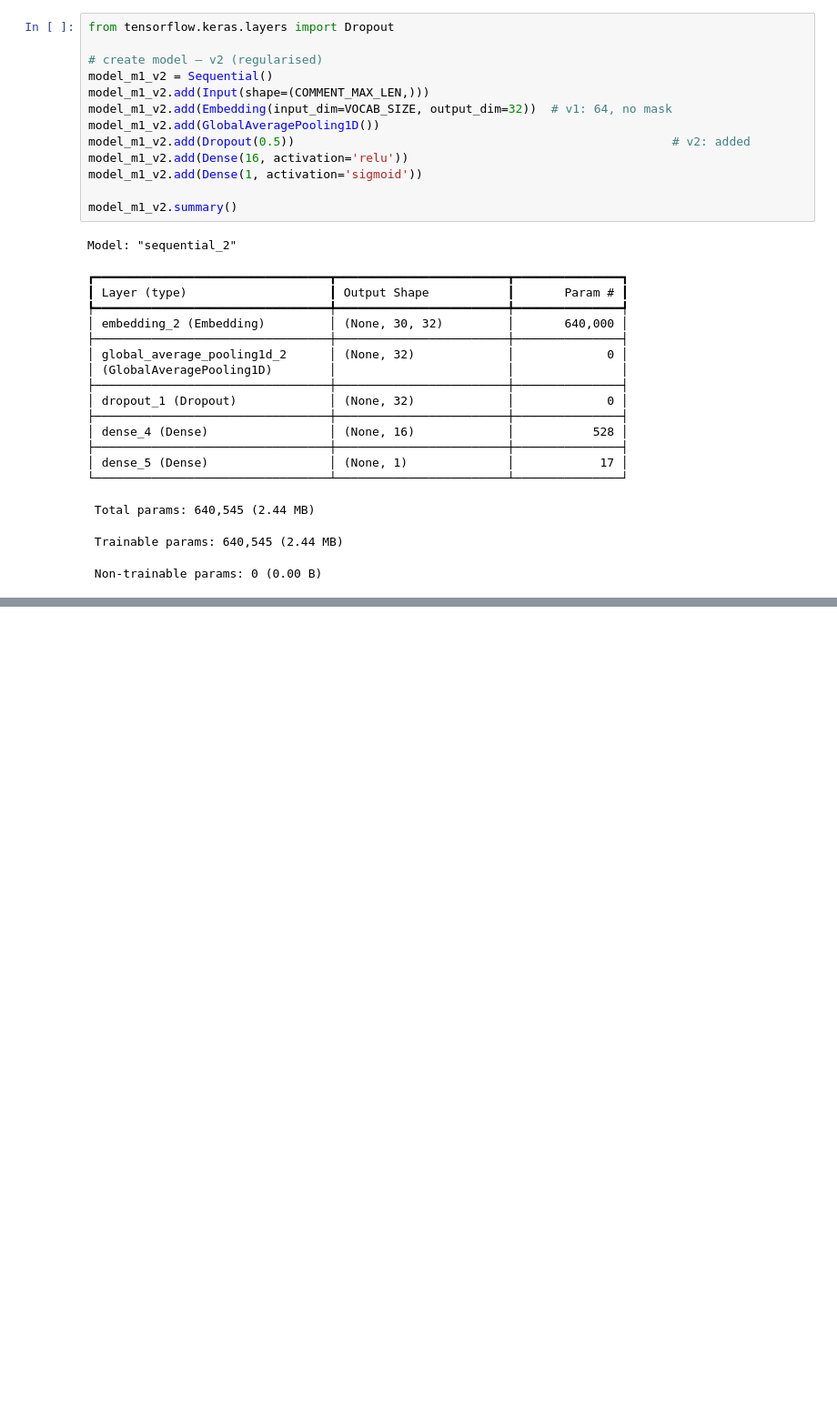
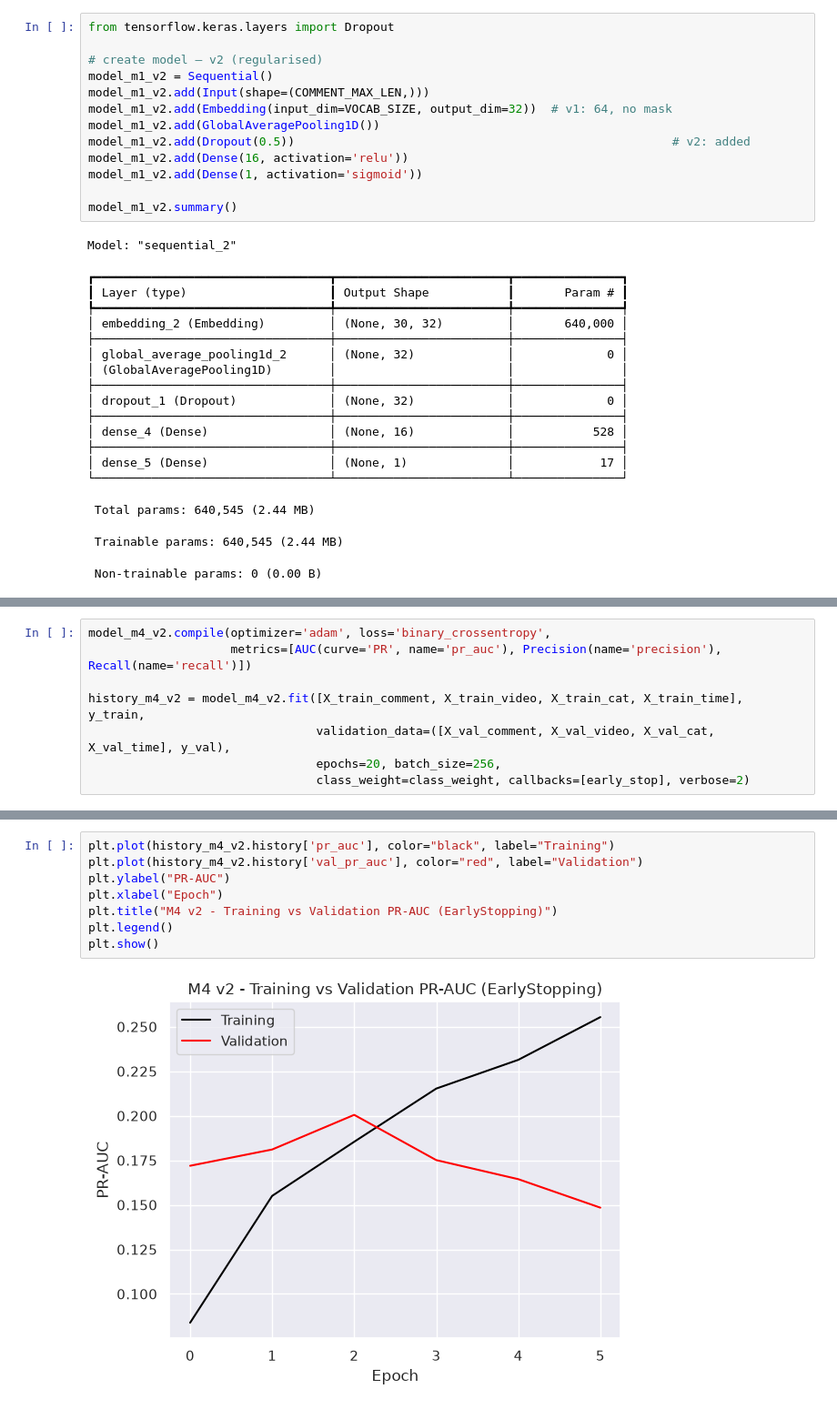
Before and after one commit to fundaBa/IntegratedCA1, a Jupyter notebook: Advanced Data Analysis.ipynb, the cells around one changed output, grey strips where cells are left out. Shown at 91% size. Drawn from its saved outputs; the diff is of its cells as text; blank space fills up the shorter version.

Commit message:
Add M3, M4 with EarlyStopping

```diff
--- a/Advanced Data Analysis.ipynb
+++ b/Advanced Data Analysis.ipynb
@@ -686,0 +934,8 @@ plt.show()
+# %%
+model_m4_v2.compile(optimizer='adam', loss='binary_crossentropy',
+                    metrics=[AUC(curve='PR', name='pr_auc'), Precision(name='precision'), Recall(name='recall')])
+
+history_m4_v2 = model_m4_v2.fit([X_train_comment, X_train_video, X_train_cat, X_train_time], y_train,
+                                validation_data=([X_val_comment, X_val_video, X_val_cat, X_val_time], y_val),
+                                epochs=20, batch_size=256,
+                                class_weight=class_weight, callbacks=[early_stop], verbose=2)
@@ -686,0 +965,10 @@ plt.show()
+# %%
+plt.plot(history_m4_v2.history['pr_auc'], color="black", label="Training")
+plt.plot(history_m4_v2.history['val_pr_auc'], color="red", label="Validation")
+plt.ylabel("PR-AUC")
+plt.xlabel("Epoch")
+plt.title("M4 v2 - Training vs Validation PR-AUC (EarlyStopping)")
+plt.legend()
+plt.show()
+# %% [output]
+[figure, added]
```
Also changed, not shown: parts of 63 cells of this notebook.
